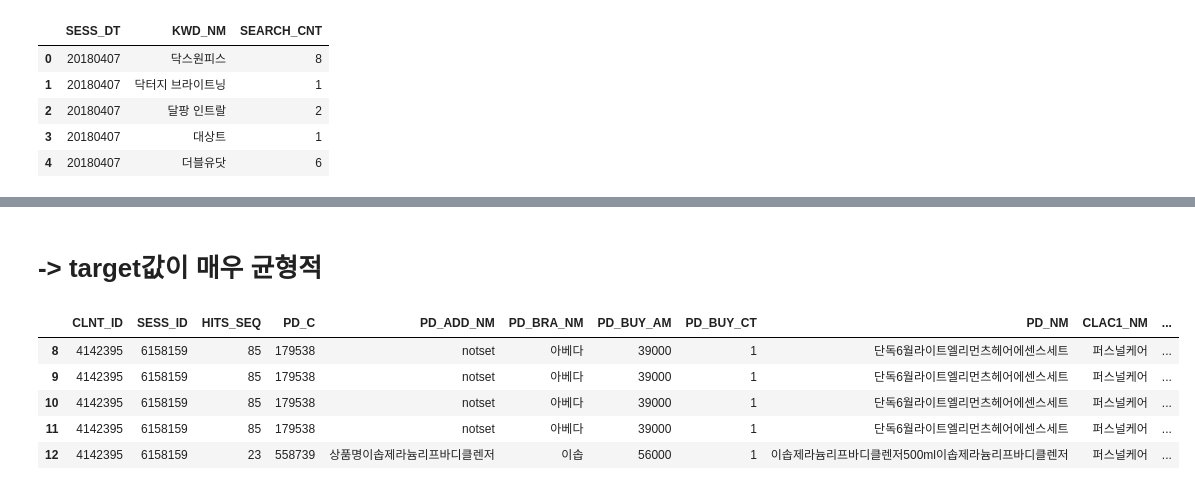
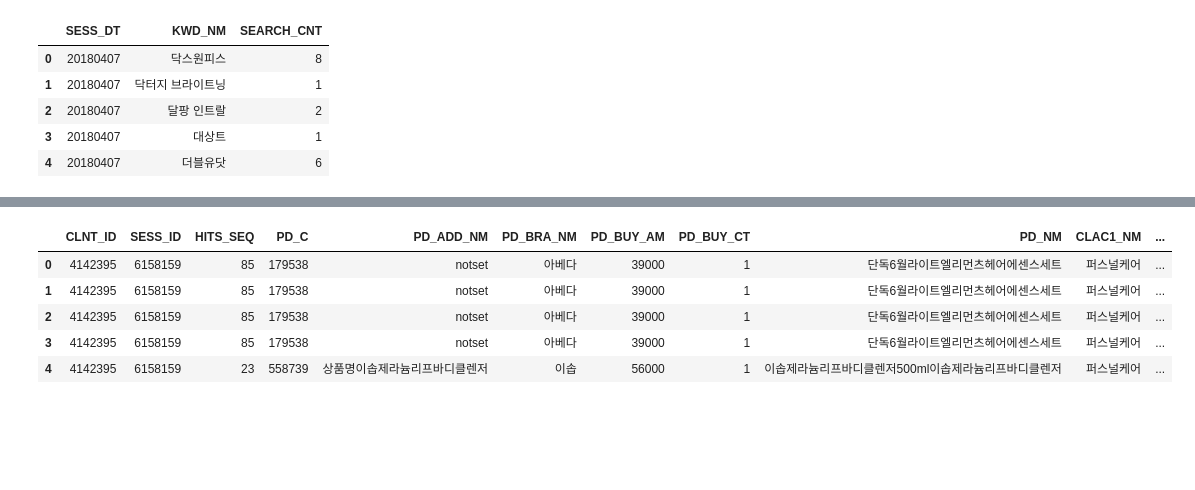
Before and after one commit to hsy9403/Team2_Enjoy, a Jupyter notebook: data_processing_merge.ipynb, the cells around one changed output, grey strips where cells are left out. Drawn from its saved outputs; the diff is of its cells as text; code cells hidden in the pictures; blank space fills up the shorter version.

```diff
--- a/data_processing_merge.ipynb
+++ b/data_processing_merge.ipynb
@@ -986,13 +430,5 @@ df_2.to_csv("PMCSS.csv",index=False)
-# %%
-# 검색어없이 구매된 데이터가 있음
-# 클릭만 해서 구매했거나 혹은 오류값이거나
-# 특수문자 제거 과정에서 검색어가 공백이 된것들이 존재
-# 원래 특수문자 밖에 없었으므로 제거해도 무방
-
-df = df_2[df_2['KWD_NM'].notnull()]
-df = df[df['KWD_NM']!='']
 # %%
-data = df[['CLNT_ID','SESS_ID','PD_C','PD_ADD_NM','PD_BRA_NM','PD_NM','CLAC1_NM','CLAC2_NM','CLAC3_NM','KWD_NM']]
+data = df_1[['CLNT_ID','SESS_ID','PD_C','PD_ADD_NM','PD_BRA_NM','PD_NM','CLAC1_NM','CLAC2_NM','CLAC3_NM','KWD_NM']]
 # %%
 data.head()
 # %% [output]
@@ -1051,6 +477,3 @@ print(r2)
-# %%
-# 추가정보에서 숫자만 있는 행도 존재하므로 str형식으로 바꿔 ngram analysis 진행
-data["PD_ADD_NM"] = data["PD_ADD_NM"].astype(str)
 # %%
 # 컬럼별 문장 유사도 생성
 data['brand_search_index'] = search_index(data,"PD_BRA_NM")
@@ -1089,16 +519,14 @@ sns.countplot(data['search_purpose'])
-# %% [markdown]
-# -> target값이 매우 균형적
 # %%
 # Product , Master , Custom, Session, Search1 이 합쳐진 테이블에 타겟변수 생성
-df['search_purpose'] = data['search_purpose']
-df['search_purpose_index'] = data['index']
+df_1['search_purpose'] = data['search_purpose']
+df_1['search_purpose_index'] = data['index']
 # %%
-df.head()
+df_1.head()
 # %% [output]
 |  | CLNT_ID | SESS_ID | HITS_SEQ | PD_C | PD_ADD_NM | PD_BRA_NM | PD_BUY_AM | PD_BUY_CT | PD_NM | CLAC1_NM | ... |
-| 8 | 4142395 | 6158159 | 85 | 179538 | notset | 아베다 | 39000 | 1 | 단독6월라이트엘리먼츠헤어에센스세트 | 퍼스널케어 | ... |
-| 9 | 4142395 | 6158159 | 85 | 179538 | notset | 아베다 | 39000 | 1 | 단독6월라이트엘리먼츠헤어에센스세트 | 퍼스널케어 | ... |
-| 10 | 4142395 | 6158159 | 85 | 179538 | notset | 아베다 | 39000 | 1 | 단독6월라이트엘리먼츠헤어에센스세트 | 퍼스널케어 | ... |
-| 11 | 4142395 | 6158159 | 85 | 179538 | notset | 아베다 | 39000 | 1 | 단독6월라이트엘리먼츠헤어에센스세트 | 퍼스널케어 | ... |
-| 12 | 4142395 | 6158159 | 23 | 558739 | 상품명이솝제라늄리프바디클렌저 | 이솝 | 56000 | 1 | 이솝제라늄리프바디클렌저500ml이솝제라늄리프바디클렌저 | 퍼스널케어 | ... |
+| 0 | 4142395 | 6158159 | 85 | 179538 | notset | 아베다 | 39000 | 1 | 단독6월라이트엘리먼츠헤어에센스세트 | 퍼스널케어 | ... |
+| 1 | 4142395 | 6158159 | 85 | 179538 | notset | 아베다 | 39000 | 1 | 단독6월라이트엘리먼츠헤어에센스세트 | 퍼스널케어 | ... |
+| 2 | 4142395 | 6158159 | 85 | 179538 | notset | 아베다 | 39000 | 1 | 단독6월라이트엘리먼츠헤어에센스세트 | 퍼스널케어 | ... |
+| 3 | 4142395 | 6158159 | 85 | 179538 | notset | 아베다 | 39000 | 1 | 단독6월라이트엘리먼츠헤어에센스세트 | 퍼스널케어 | ... |
+| 4 | 4142395 | 6158159 | 23 | 558739 | 상품명이솝제라늄리프바디클렌저 | 이솝 | 56000 | 1 | 이솝제라늄리프바디클렌저500ml이솝제라늄리프바디클렌저 | 퍼스널케어 | ... |
 # %%
```
Also changed, not shown: parts of 102 cells of this notebook.
